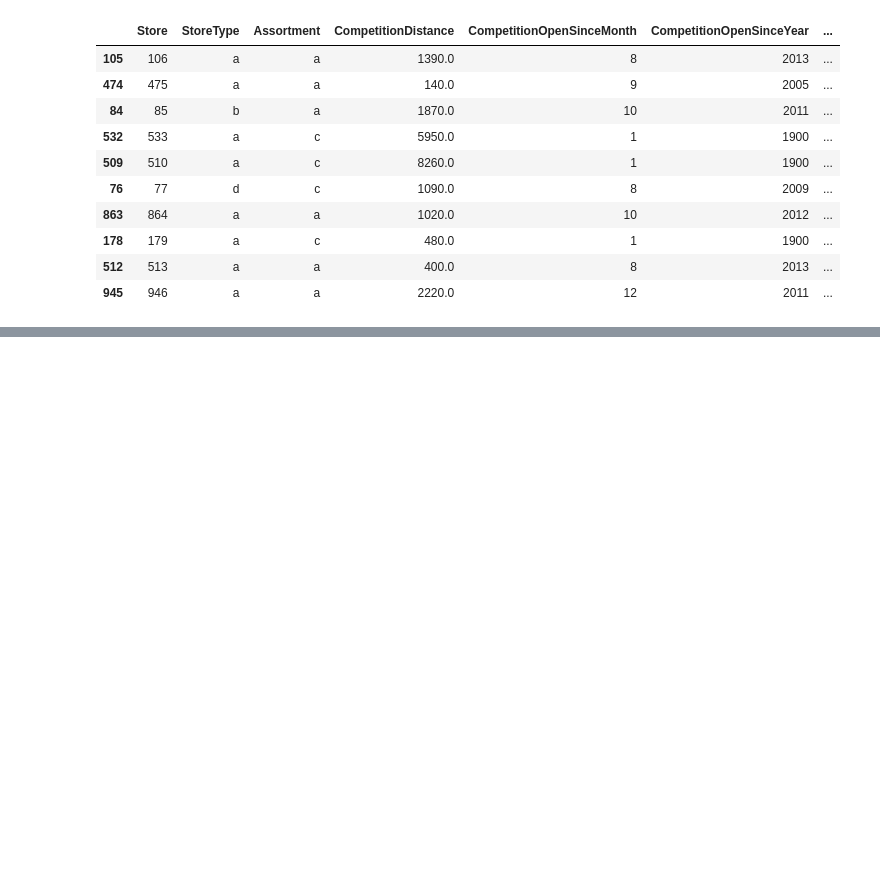
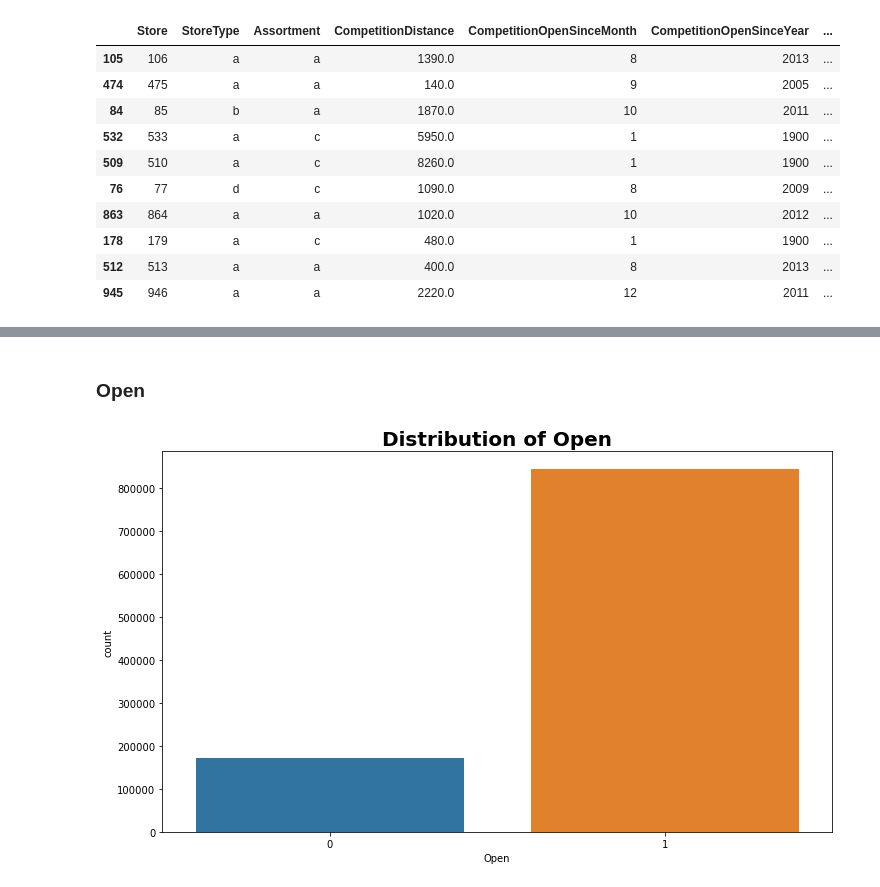
Before and after one commit to Ammon21/Rossmann_Pharmaceutical_Sales, a Jupyter notebook: notebooks/EDA.ipynb, the cells around one changed output, grey strips where cells are left out. Saved outputs shown, nothing was run; the diff lists cells and outputs as text; code cells hidden in the pictures; blank space fills up the shorter version.

```diff
--- a/notebooks/EDA.ipynb
+++ b/notebooks/EDA.ipynb
@@ -362,0 +457,6 @@ store_df.sample(10)
+# %% [markdown]
+### Open
+# %%
+plot_count(train_df, 'Open')
+# %% [output]
+[figure, added]
```
Also changed, not shown: parts of 23 cells of this notebook.
